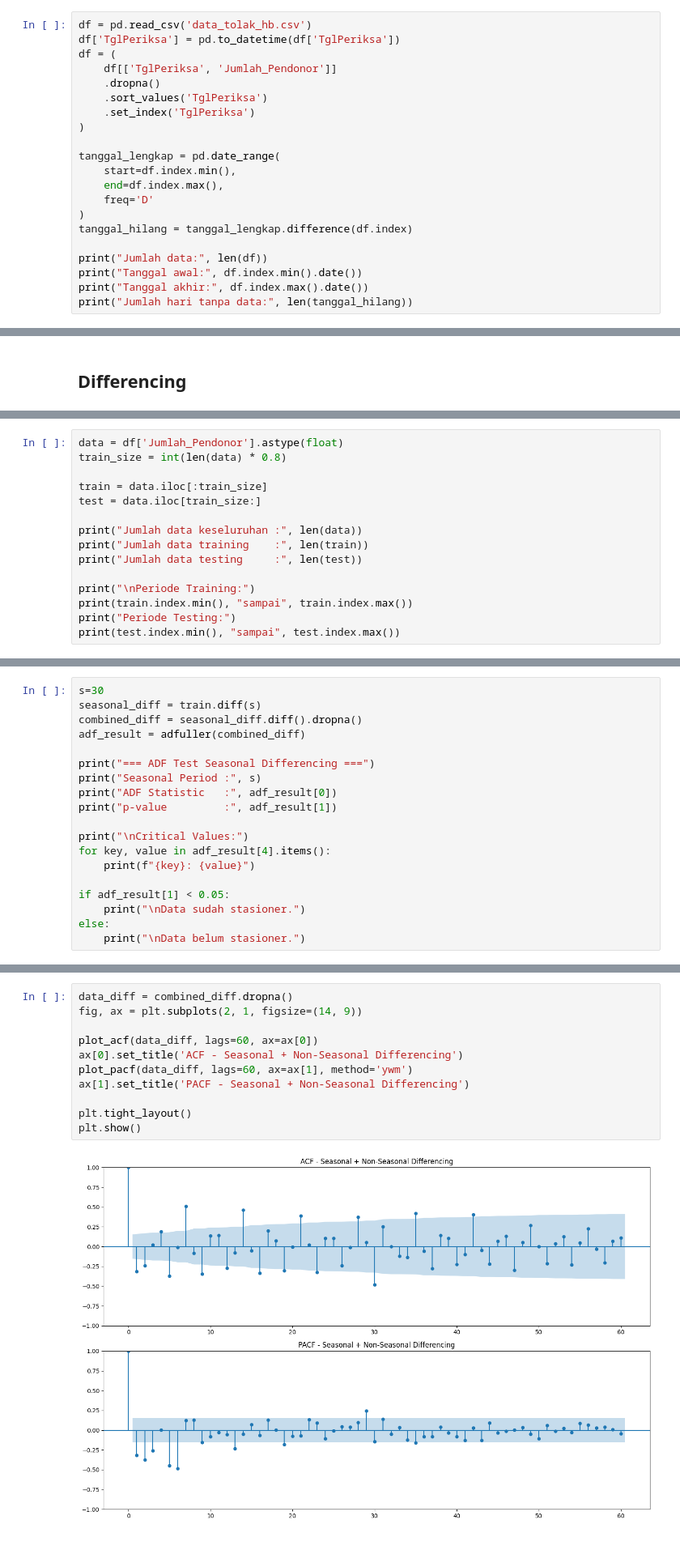
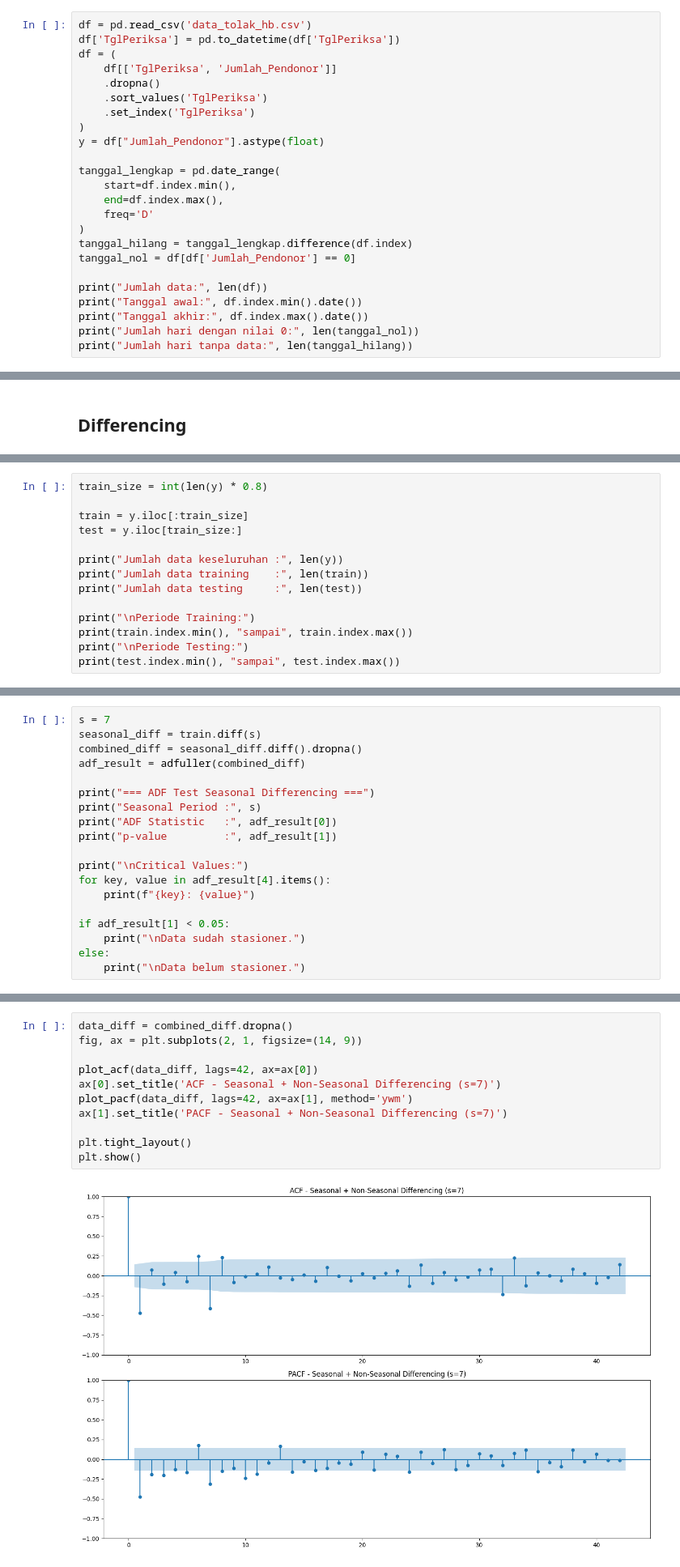
Before and after one commit to LffaZ/blood-donor-deferral-forecasting, a Jupyter notebook: 24083010033_Donor_Forecasting.ipynb, the cells around one changed output, grey strips where cells are left out. Shown at 81% size. Cells and saved outputs as stored; diff of their text form; blank space fills up the shorter version.

```diff
--- a/24083010033_Donor_Forecasting.ipynb
+++ b/24083010033_Donor_Forecasting.ipynb
@@ -22,6 +23,7 @@ df = (
     .sort_values('TglPeriksa')
     .set_index('TglPeriksa')
 )
+y = df["Jumlah_Pendonor"].astype(float)
 
 tanggal_lengkap = pd.date_range(
     start=df.index.min(),
@@ -29,10 +31,12 @@ tanggal_lengkap = pd.date_range(
     freq='D'
 )
 tanggal_hilang = tanggal_lengkap.difference(df.index)
+tanggal_nol = df[df['Jumlah_Pendonor'] == 0]
 
 print("Jumlah data:", len(df))
 print("Tanggal awal:", df.index.min().date())
 print("Tanggal akhir:", df.index.max().date())
+print("Jumlah hari dengan nilai 0:", len(tanggal_nol))
 print("Jumlah hari tanpa data:", len(tanggal_hilang))
 # %% [output]
 Jumlah data: 243
@@ -107,17 +109,16 @@ df = df.asfreq('D')
 # %%
-data = df['Jumlah_Pendonor'].astype(float)
-train_size = int(len(data) * 0.8)
+train_size = int(len(y) * 0.8)
 
-train = data.iloc[:train_size]
-test = data.iloc[train_size:]
+train = y.iloc[:train_size]
+test = y.iloc[train_size:]
 
-print("Jumlah data keseluruhan :", len(data))
+print("Jumlah data keseluruhan :", len(y))
 print("Jumlah data training    :", len(train))
 print("Jumlah data testing     :", len(test))
 
 print("\nPeriode Training:")
 print(train.index.min(), "sampai", train.index.max())
-print("Periode Testing:")
+print("\nPeriode Testing:")
 print(test.index.min(), "sampai", test.index.max())
 # %% [output]
 Jumlah data keseluruhan : 243
@@ -129,7 +131,7 @@ Periode Training:
 Periode Testing:
 2026-07-14 00:00:00 sampai 2026-08-31 00:00:00
 # %%
-s=30
+s = 7
 seasonal_diff = train.diff(s)
 combined_diff = seasonal_diff.diff().dropna()
 adf_result = adfuller(combined_diff)
@@ -162,16 +164,16 @@ Data sudah stasioner.
 # %%
 data_diff = combined_diff.dropna()
 fig, ax = plt.subplots(2, 1, figsize=(14, 9))
 
-plot_acf(data_diff, lags=60, ax=ax[0])
-ax[0].set_title('ACF - Seasonal + Non-Seasonal Differencing')
-plot_pacf(data_diff, lags=60, ax=ax[1], method='ywm')
-ax[1].set_title('PACF - Seasonal + Non-Seasonal Differencing')
+plot_acf(data_diff, lags=42, ax=ax[0])
+ax[0].set_title('ACF - Seasonal + Non-Seasonal Differencing (s=7)')
+plot_pacf(data_diff, lags=42, ax=ax[1], method='ywm')
+ax[1].set_title('PACF - Seasonal + Non-Seasonal Differencing (s=7)')
 
 plt.tight_layout()
 plt.show()
 # %% [output]
-[figure, old version]
+[figure, new version]
 # %% [markdown]
 ## SARIMA
 # %%
```
Also changed, not shown: parts of 30 cells of this notebook.
